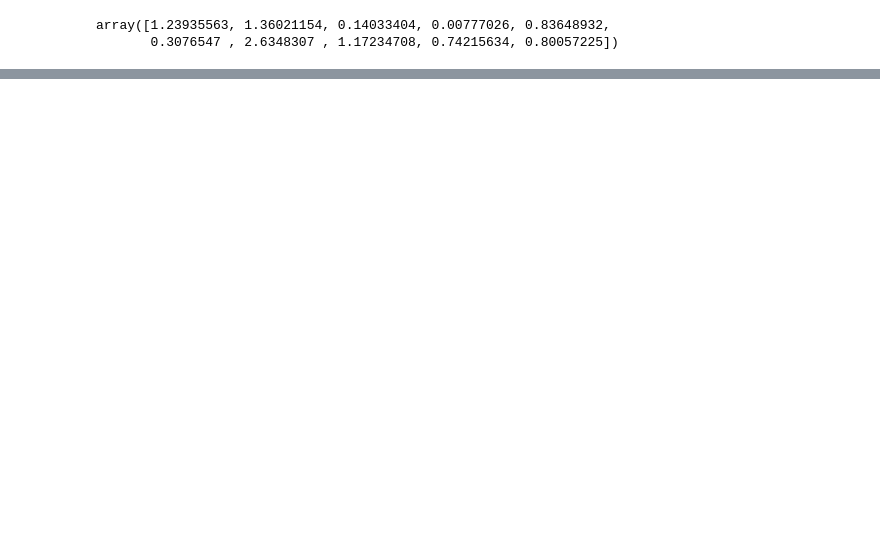
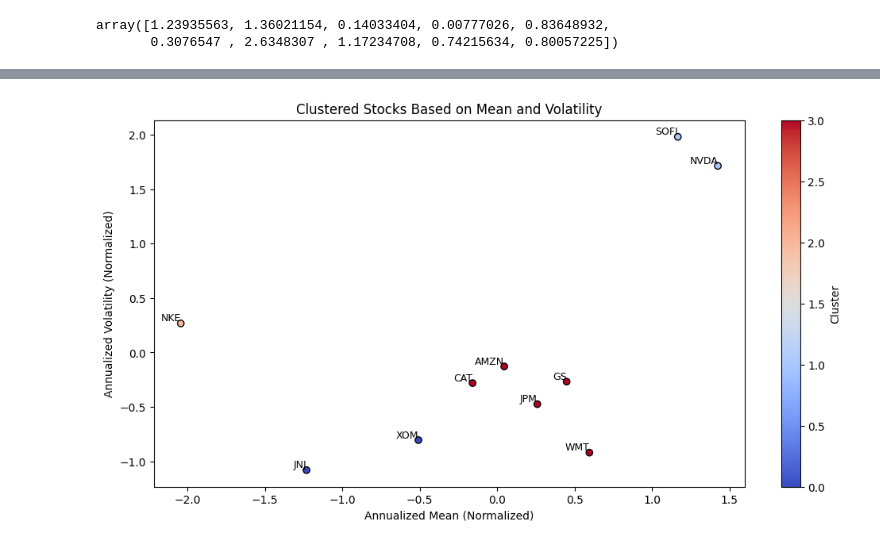
Before and after one commit to SebastianApelgren/AlgorithmicTrading, a Jupyter notebook: stock_selection.ipynb, the cells around one changed output, grey strips where cells are left out. Drawn from its saved outputs; the diff is of its cells as text; code cells hidden in the pictures; blank space fills up the shorter version.

```diff
--- a/stock_selection.ipynb
+++ b/stock_selection.ipynb
@@ -107,0 +183,4 @@ plt.show()
+# %%
+an_vol_full = pd.DataFrame(an_sigma_full, columns = ['annulised vol'], index = [names])
+an_mean_full = pd.DataFrame(an_mean_full, columns = ['annulised mean'], index = [names])
+an_mean_full
@@ -107,0 +199,34 @@ plt.show()
+# %%
+an_mean_norm_full = preprocessing.StandardScaler().fit_transform(an_mean_full)
+an_vol_norm_full = preprocessing.StandardScaler().fit_transform(an_vol_full)
+# %%
+X_full= []
+for i in range(0,len(an_mean_norm_full)):
+    X_full.append([float(an_mean_norm_full[i]),float(an_vol_norm_full[i])])
+# %%
+model_full = KMeans(n_clusters = 4)
+
+model_full.fit(X_full)
+
+y_kmeans_full = model_full.predict(X_full)
+# %%
+X_full= np.array(X_full)
+
+plt.figure(figsize=(12, 6))
+
+# Scatter plot with clustering
+plt.scatter(X_full[:, 0], X_full[:, 1], c=y_kmeans_full, cmap='coolwarm', edgecolors='k')
+
+# Annotate each point with the corresponding stock name
+for j, stock_full in enumerate(names):
+    plt.text(X_full[j, 0], X_full[j, 1], stock_full, fontsize=9, ha='right', va='bottom')
+
+# Labels and Title
+plt.xlabel("Annualized Mean (Normalized)")
+plt.ylabel("Annualized Volatility (Normalized)")
+plt.title("Clustered Stocks Based on Mean and Volatility")
+plt.colorbar(label="Cluster")
+
+plt.show()
+# %% [output]
+[figure, added]
```
Also changed, not shown: parts of 9 cells of this notebook.
